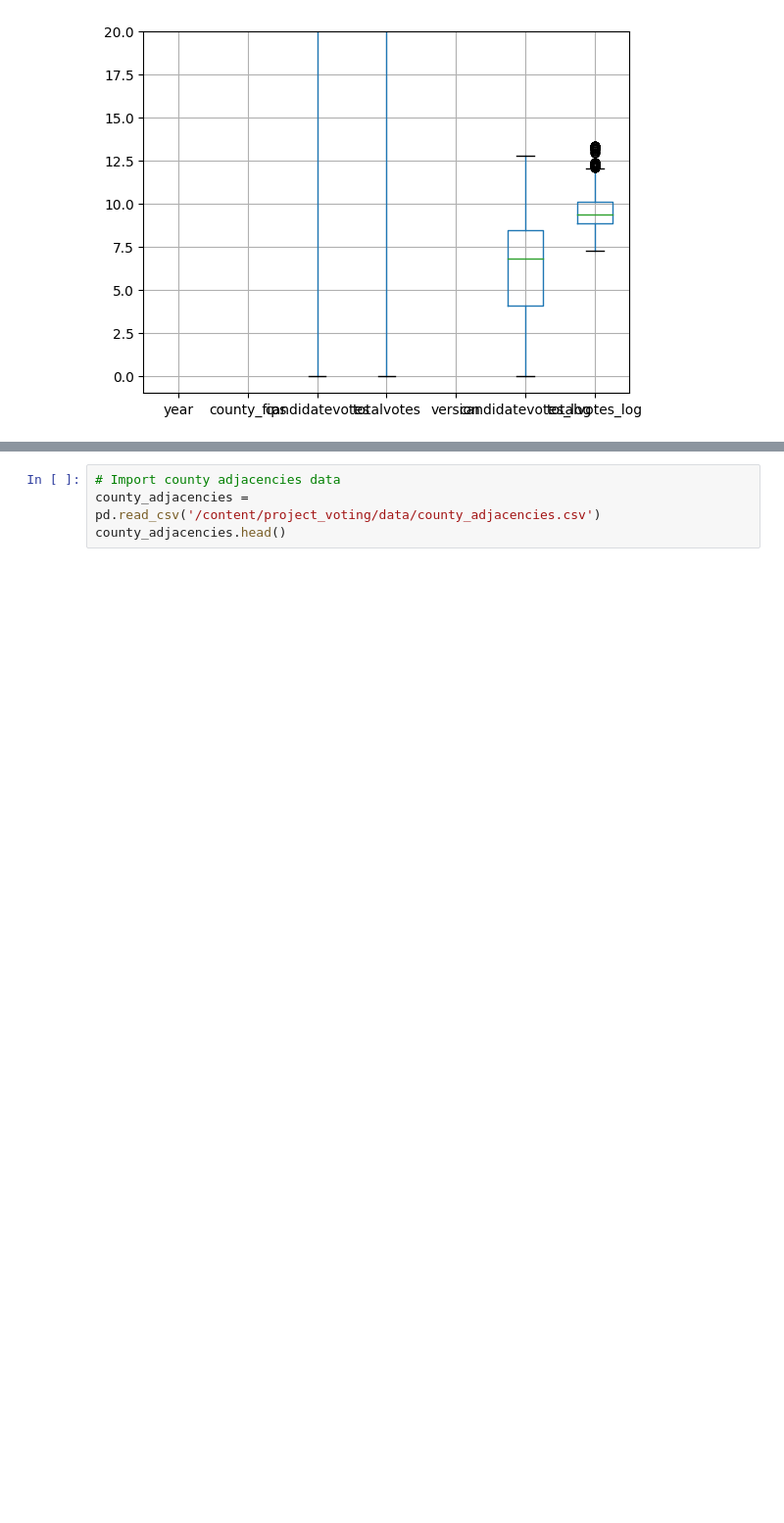
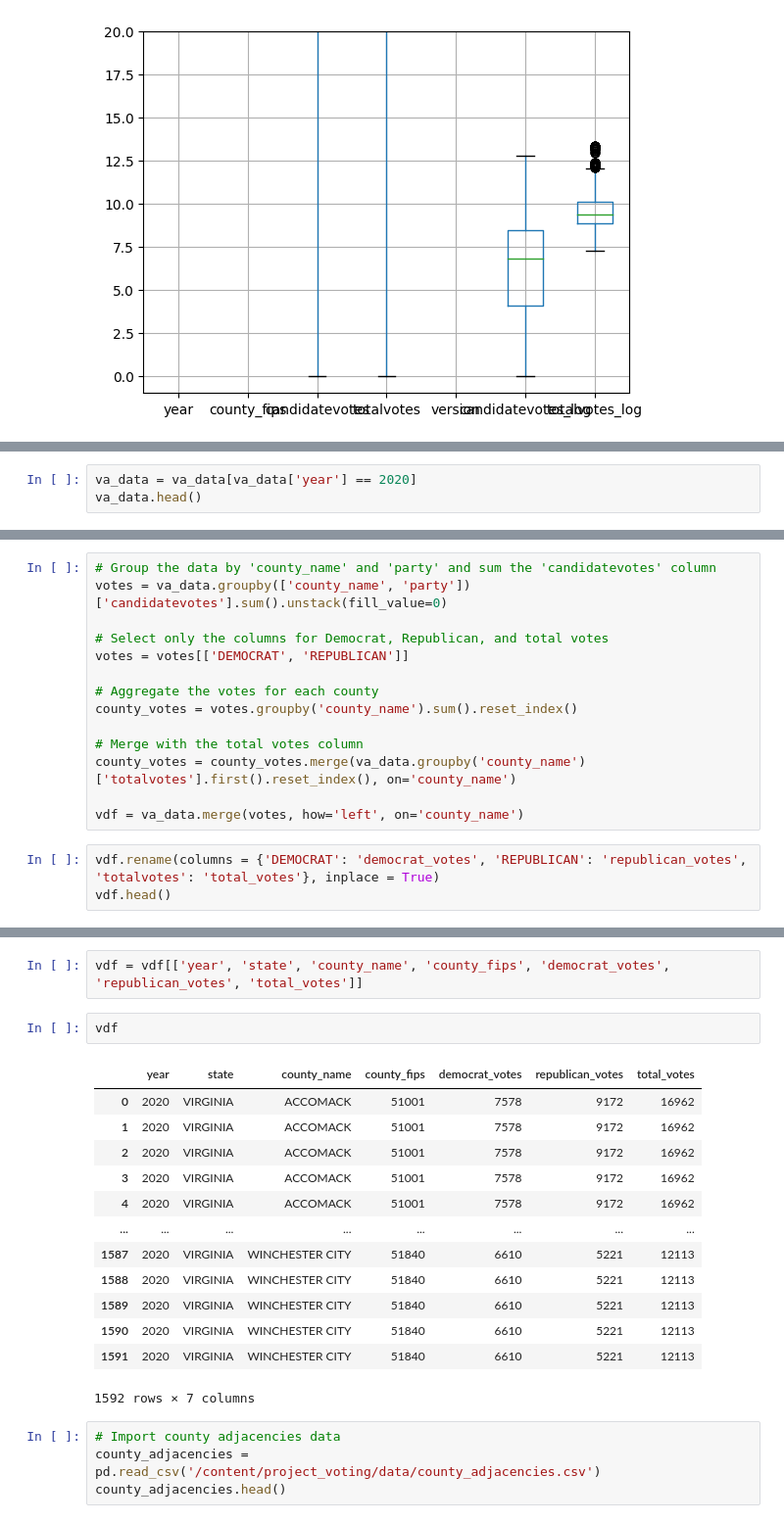
Before and after one commit to amolaka/Notable-Projects, a Jupyter notebook: voting_models.ipynb, the cells around one changed output, grey strips where cells are left out. Shown at 98% size. Saved outputs shown, nothing was run; the diff lists cells and outputs as text; blank space fills up the shorter version.

Commit message:
Making VA data even better

```diff
--- a/voting_models.ipynb
+++ b/voting_models.ipynb
@@ -92,0 +110,3 @@ plt.show()
+# %%
+va_data = va_data[va_data['year'] == 2020]
+va_data.head()
@@ -92,0 +124,17 @@ plt.show()
+# %%
+# Group the data by 'county_name' and 'party' and sum the 'candidatevotes' column
+votes = va_data.groupby(['county_name', 'party'])['candidatevotes'].sum().unstack(fill_value=0)
+
+# Select only the columns for Democrat, Republican, and total votes
+votes = votes[['DEMOCRAT', 'REPUBLICAN']]
+
+# Aggregate the votes for each county
+county_votes = votes.groupby('county_name').sum().reset_index()
+
+# Merge with the total votes column
+county_votes = county_votes.merge(va_data.groupby('county_name')['totalvotes'].first().reset_index(), on='county_name')
+
+vdf = va_data.merge(votes, how='left', on='county_name')
+# %%
+vdf.rename(columns = {'DEMOCRAT': 'democrat_votes', 'REPUBLICAN': 'republican_votes', 'totalvotes': 'total_votes'}, inplace = True)
+vdf.head()
@@ -93,3 +148,21 @@ plt.show()
+# %%
+vdf = vdf[['year', 'state', 'county_name', 'county_fips', 'democrat_votes', 'republican_votes', 'total_votes']]
+# %%
+vdf
+# %% [output]
+|  | year | state | county_name | county_fips | democrat_votes | republican_votes | total_votes |
+| 0 | 2020 | VIRGINIA | ACCOMACK | 51001 | 7578 | 9172 | 16962 |
+| 1 | 2020 | VIRGINIA | ACCOMACK | 51001 | 7578 | 9172 | 16962 |
+| 2 | 2020 | VIRGINIA | ACCOMACK | 51001 | 7578 | 9172 | 16962 |
+| 3 | 2020 | VIRGINIA | ACCOMACK | 51001 | 7578 | 9172 | 16962 |
+| 4 | 2020 | VIRGINIA | ACCOMACK | 51001 | 7578 | 9172 | 16962 |
+| ... | ... | ... | ... | ... | ... | ... | ... |
+| 1587 | 2020 | VIRGINIA | WINCHESTER CITY | 51840 | 6610 | 5221 | 12113 |
+| 1588 | 2020 | VIRGINIA | WINCHESTER CITY | 51840 | 6610 | 5221 | 12113 |
+| 1589 | 2020 | VIRGINIA | WINCHESTER CITY | 51840 | 6610 | 5221 | 12113 |
+| 1590 | 2020 | VIRGINIA | WINCHESTER CITY | 51840 | 6610 | 5221 | 12113 |
+| 1591 | 2020 | VIRGINIA | WINCHESTER CITY | 51840 | 6610 | 5221 | 12113 |
+1592 rows × 7 columns
 # %%
 # Import county adjacencies data
 county_adjacencies = pd.read_csv('/content/project_voting/data/county_adjacencies.csv')
```
Also changed, not shown: parts of 6 cells of this notebook.
